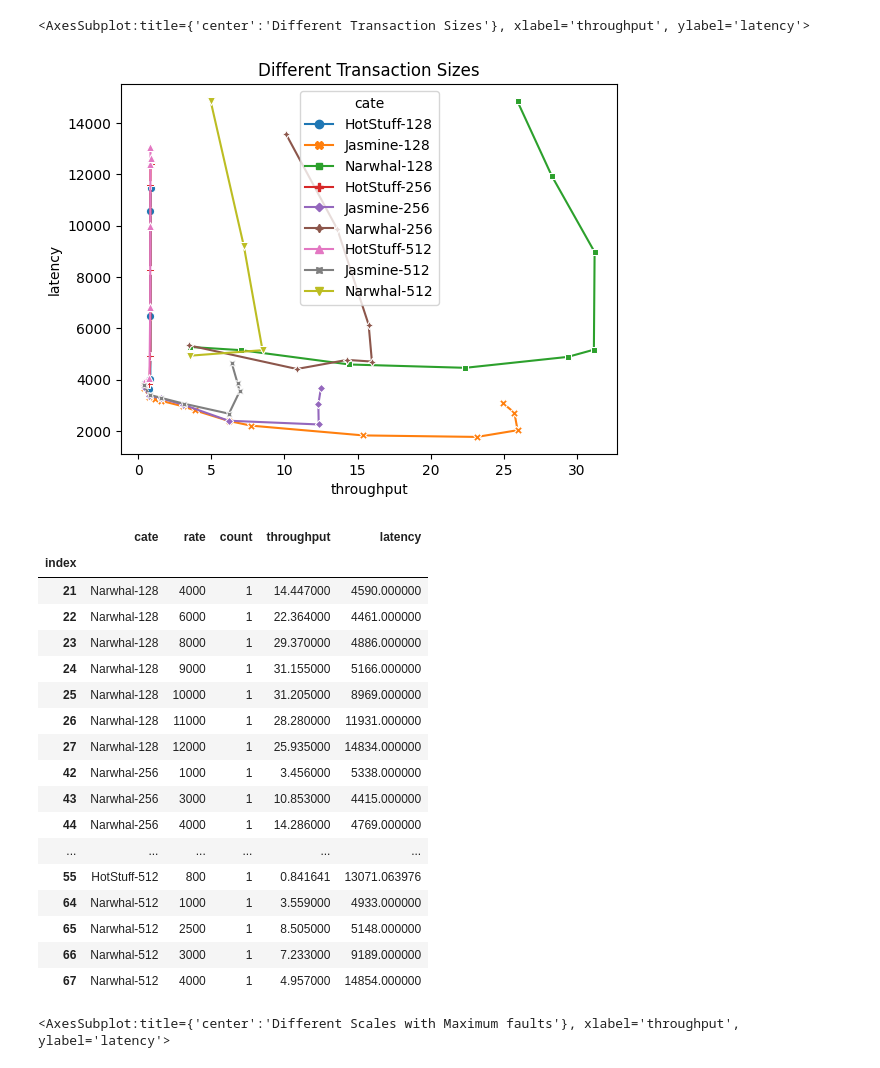
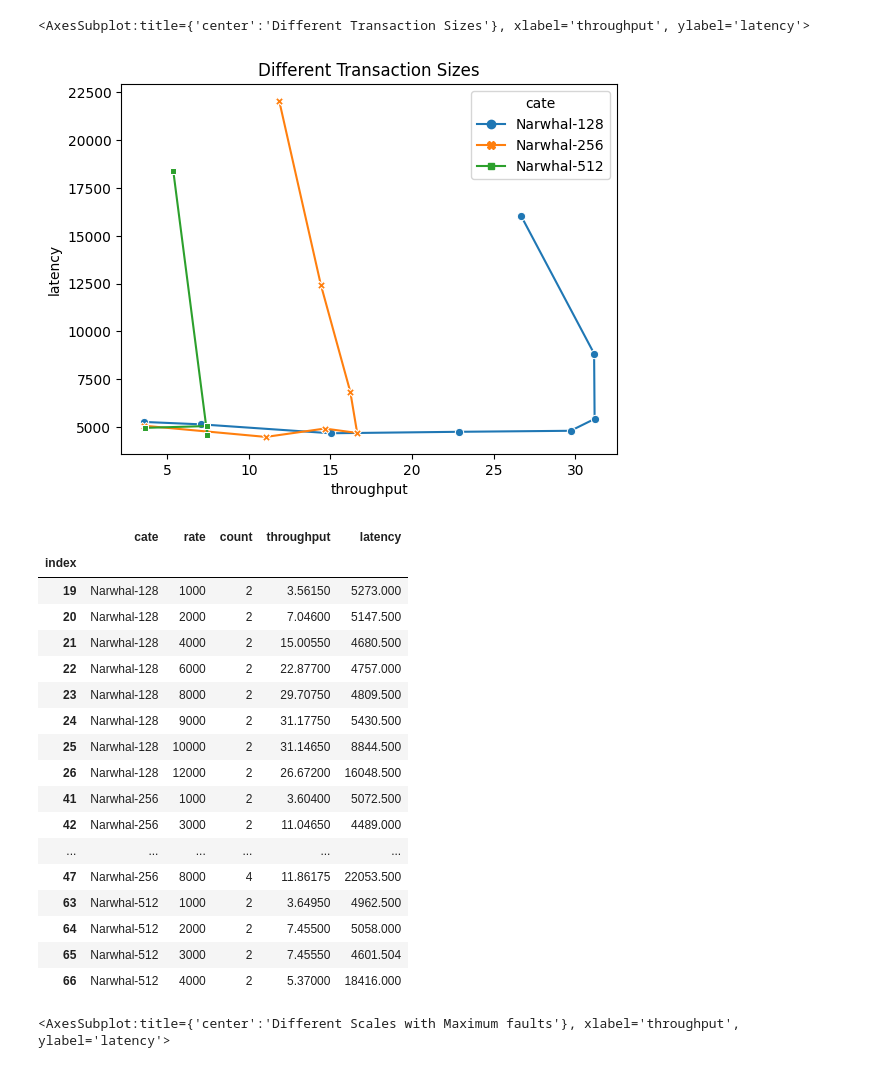
Before and after one commit to fky2015/Jasmine, a Jupyter notebook: data/data_process.ipynb, the cells around one changed output. Cells and saved outputs as stored; diff of their text form; code cells hidden in the pictures.

```diff
--- a/data/data_process.ipynb
+++ b/data/data_process.ipynb
@@ -156,33 +155,33 @@ data[data["count"] == 1]
 # %%
 mypath = "./2-plans"
 cate = lambda x: "{consensus}-{transaction_size}".format_map(x)
-pic, data = process_dir(mypath, cate = cate, filter_protocol="")
+pic, data = process_dir(mypath, cate = cate, filter_protocol="Narwhal")
 plt.title('Different Transaction Sizes')
 pic
 # %% [output]
 <AxesSubplot:title={'center':'Different Transaction Sizes'}, xlabel='throughput', ylabel='latency'>
-[figure, old version]
+[figure, new version]
 # %%
-data[data["count"]==1]
+data
 # %% [output]
 |  | cate | rate | count | throughput | latency |
 | index |  |  |  |  |  |
-| 21 | Narwhal-128 | 4000 | 1 | 14.447000 | 4590.000000 |
-| 22 | Narwhal-128 | 6000 | 1 | 22.364000 | 4461.000000 |
-| 23 | Narwhal-128 | 8000 | 1 | 29.370000 | 4886.000000 |
-| 24 | Narwhal-128 | 9000 | 1 | 31.155000 | 5166.000000 |
-| 25 | Narwhal-128 | 10000 | 1 | 31.205000 | 8969.000000 |
-| 26 | Narwhal-128 | 11000 | 1 | 28.280000 | 11931.000000 |
-| 27 | Narwhal-128 | 12000 | 1 | 25.935000 | 14834.000000 |
-| 42 | Narwhal-256 | 1000 | 1 | 3.456000 | 5338.000000 |
-| 43 | Narwhal-256 | 3000 | 1 | 10.853000 | 4415.000000 |
-| 44 | Narwhal-256 | 4000 | 1 | 14.286000 | 4769.000000 |
+| 19 | Narwhal-128 | 1000 | 2 | 3.56150 | 5273.000 |
+| 20 | Narwhal-128 | 2000 | 2 | 7.04600 | 5147.500 |
+| 21 | Narwhal-128 | 4000 | 2 | 15.00550 | 4680.500 |
+| 22 | Narwhal-128 | 6000 | 2 | 22.87700 | 4757.000 |
+| 23 | Narwhal-128 | 8000 | 2 | 29.70750 | 4809.500 |
+| 24 | Narwhal-128 | 9000 | 2 | 31.17750 | 5430.500 |
+| 25 | Narwhal-128 | 10000 | 2 | 31.14650 | 8844.500 |
+| 26 | Narwhal-128 | 12000 | 2 | 26.67200 | 16048.500 |
+| 41 | Narwhal-256 | 1000 | 2 | 3.60400 | 5072.500 |
+| 42 | Narwhal-256 | 3000 | 2 | 11.04650 | 4489.000 |
 | ... | ... | ... | ... | ... | ... |
-| 55 | HotStuff-512 | 800 | 1 | 0.841641 | 13071.063976 |
-| 64 | Narwhal-512 | 1000 | 1 | 3.559000 | 4933.000000 |
-| 65 | Narwhal-512 | 2500 | 1 | 8.505000 | 5148.000000 |
-| 66 | Narwhal-512 | 3000 | 1 | 7.233000 | 9189.000000 |
-| 67 | Narwhal-512 | 4000 | 1 | 4.957000 | 14854.000000 |
+| 47 | Narwhal-256 | 8000 | 4 | 11.86175 | 22053.500 |
+| 63 | Narwhal-512 | 1000 | 2 | 3.64950 | 4962.500 |
+| 64 | Narwhal-512 | 2000 | 2 | 7.45500 | 5058.000 |
+| 65 | Narwhal-512 | 3000 | 2 | 7.45550 | 4601.504 |
+| 66 | Narwhal-512 | 4000 | 2 | 5.37000 | 18416.000 |
 # %%
 mypath = "./4-plans"
 cate = lambda x: "{consensus}-{nodes}".format_map(x)
```
Also changed, not shown: parts of 2 cells of this notebook, 46 other files.
